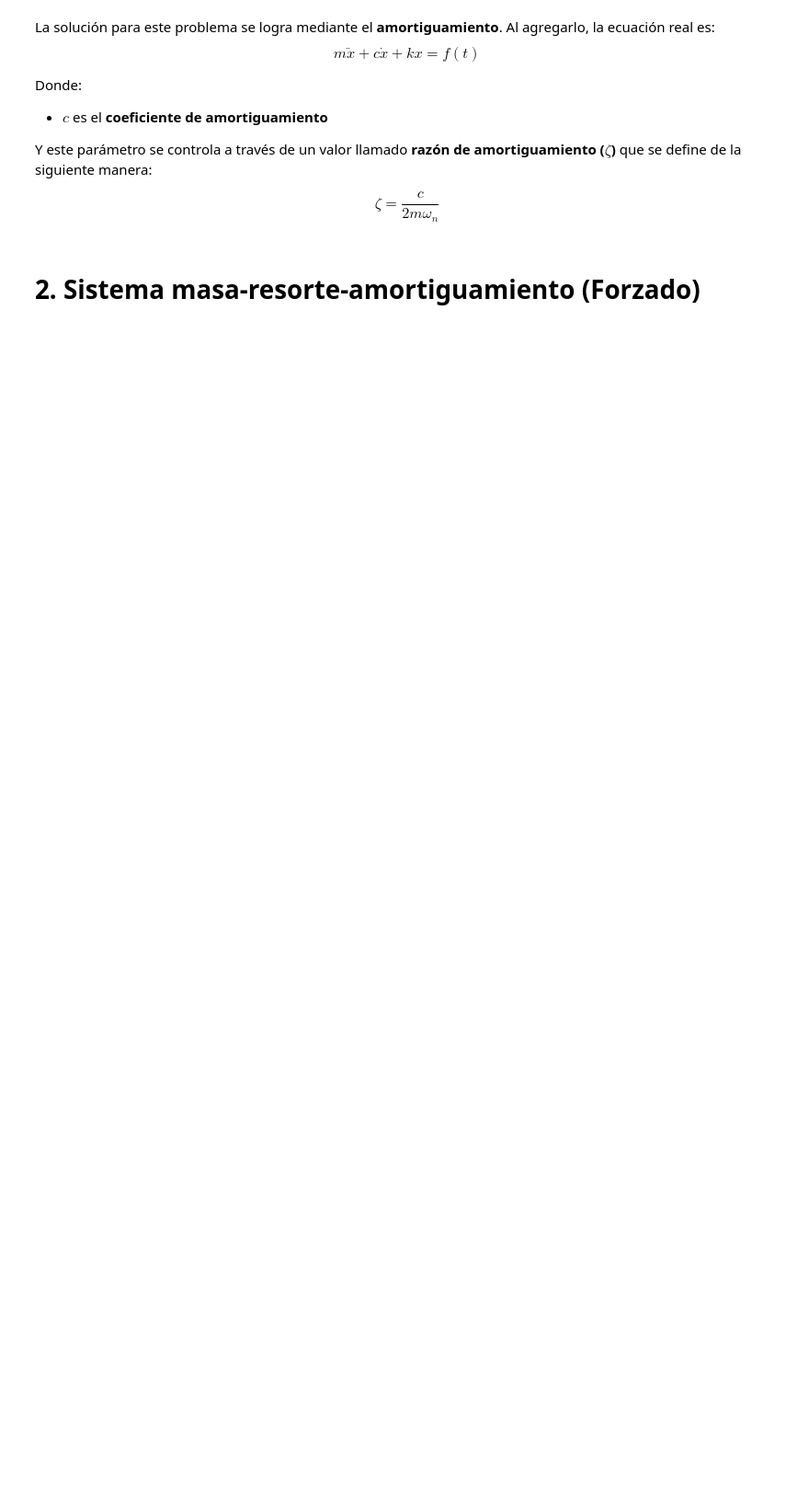
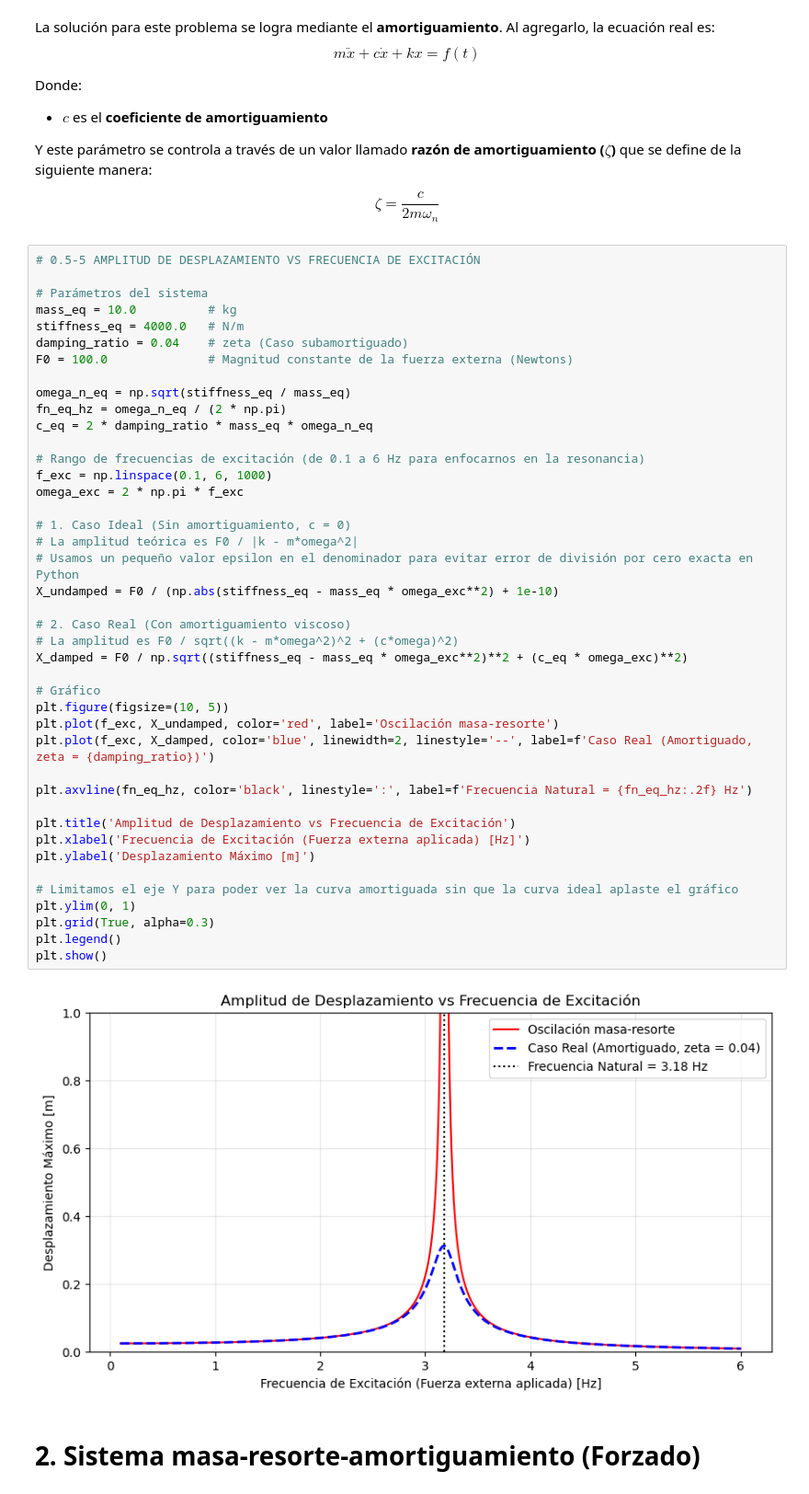
Before and after one commit to SebMunV/tarea-2-amortiguacion-decremento-functransf, a Jupyter notebook: notebooks/v2-presentacion-vibracione-copa-seguridad.ipynb, the cells around one changed output. Shown at 92% size. Drawn from its saved outputs; the diff is of its cells as text; blank space fills up the shorter version.

```diff
--- a/notebooks/v2-presentacion-vibraciones.ipynb
+++ b/notebooks/v2-presentacion-vibracione-copa-seguridad.ipynb
@@ -128,6 +128,50 @@ Donde:
 Y este parámetro se controla a través de un valor llamado **razón de amortiguamiento ($\zeta$)** que se define de la siguiente manera:
 
 $$\zeta = \frac{c}{2m\omega_n}$$
+# %%
+# 0.5-5 AMPLITUD DE DESPLAZAMIENTO VS FRECUENCIA DE EXCITACIÓN
+
+# Parámetros del sistema
+mass_eq = 10.0          # kg
+stiffness_eq = 4000.0   # N/m
+damping_ratio = 0.04    # zeta (Caso subamortiguado)
+F0 = 100.0              # Magnitud constante de la fuerza externa (Newtons)
+
+omega_n_eq = np.sqrt(stiffness_eq / mass_eq)
+fn_eq_hz = omega_n_eq / (2 * np.pi)
+c_eq = 2 * damping_ratio * mass_eq * omega_n_eq
+
+# Rango de frecuencias de excitación (de 0.1 a 6 Hz para enfocarnos en la resonancia)
+f_exc = np.linspace(0.1, 6, 1000)
+omega_exc = 2 * np.pi * f_exc
+
+# 1. Caso Ideal (Sin amortiguamiento, c = 0)
+# La amplitud teórica es F0 / |k - m*omega^2|
+# Usamos un pequeño valor epsilon en el denominador para evitar error de división por cero exacta en Python
+X_undamped = F0 / (np.abs(stiffness_eq - mass_eq * omega_exc**2) + 1e-10)
+
+# 2. Caso Real (Con amortiguamiento viscoso)
+# La amplitud es F0 / sqrt((k - m*omega^2)^2 + (c*omega)^2)
+X_damped = F0 / np.sqrt((stiffness_eq - mass_eq * omega_exc**2)**2 + (c_eq * omega_exc)**2)
+
+# Gráfico
+plt.figure(figsize=(10, 5))
+plt.plot(f_exc, X_undamped, color='red', label='Oscilación masa-resorte')
+plt.plot(f_exc, X_damped, color='blue', linewidth=2, linestyle='--', label=f'Caso Real (Amortiguado, zeta = {damping_ratio})')
+
+plt.axvline(fn_eq_hz, color='black', linestyle=':', label=f'Frecuencia Natural = {fn_eq_hz:.2f} Hz')
+
+plt.title('Amplitud de Desplazamiento vs Frecuencia de Excitación')
+plt.xlabel('Frecuencia de Excitación (Fuerza externa aplicada) [Hz]')
+plt.ylabel('Desplazamiento Máximo [m]')
+
+# Limitamos el eje Y para poder ver la curva amortiguada sin que la curva ideal aplaste el gráfico
+plt.ylim(0, 1)
+plt.grid(True, alpha=0.3)
+plt.legend()
+plt.show()
+# %% [output]
+[figure, added]
 # %% [markdown]
 # 2. Sistema masa-resorte-amortiguamiento (Forzado)
 # %%
```
Also changed, not shown: parts of 7 cells of this notebook, 3 other files.
